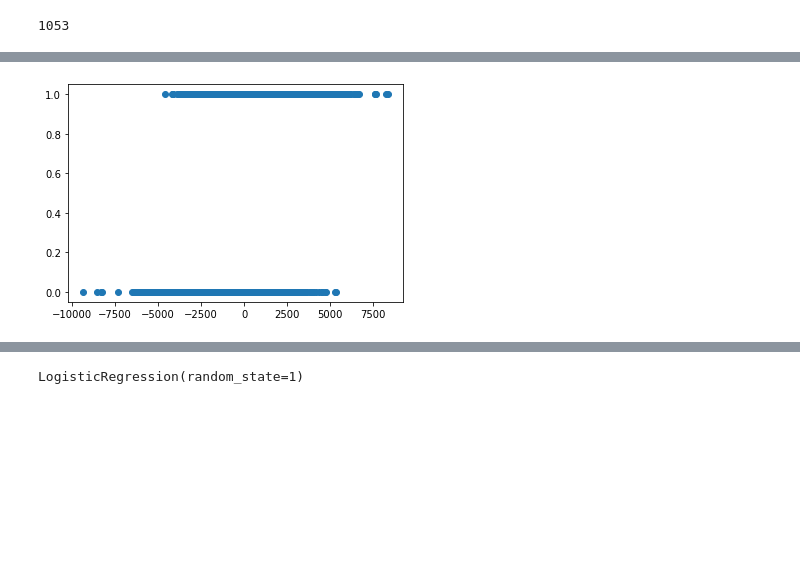
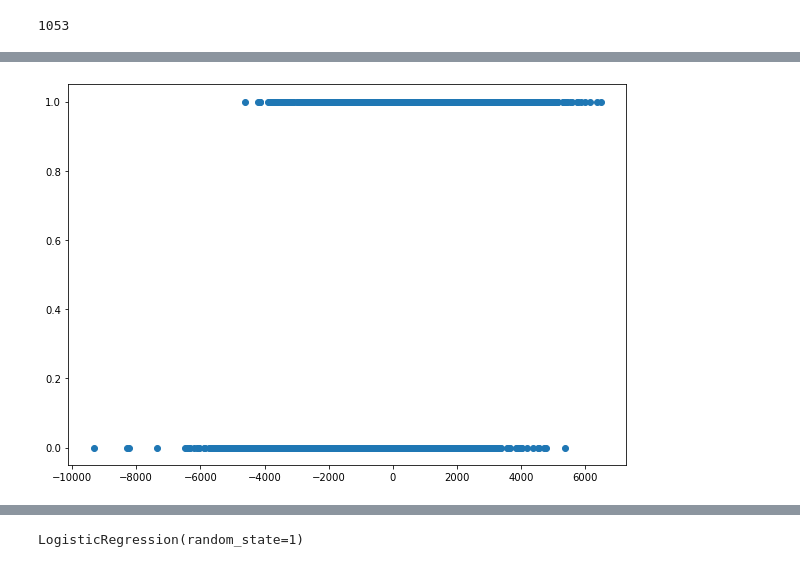
Before and after one commit to kylegross/League_of_Legends, a Jupyter notebook: ETL_code.ipynb, the cells around one changed output, grey strips where cells are left out. Saved outputs shown, nothing was run; the diff lists cells and outputs as text; code cells hidden in the pictures; blank space fills up the shorter version.

```diff
--- a/ETL_code.ipynb
+++ b/ETL_code.ipynb
@@ -170,6 +225,7 @@ plt.show()
 # %%
+plt.figure(figsize=(10,7))
 plt.scatter(diff_df.blueExperienceDiff,diff_df.blueWins)
 plt.show()
 # %% [output]
-[figure, old version]
+[figure, new version]
 # %%
```
Also changed, not shown: parts of 36 cells of this notebook.
